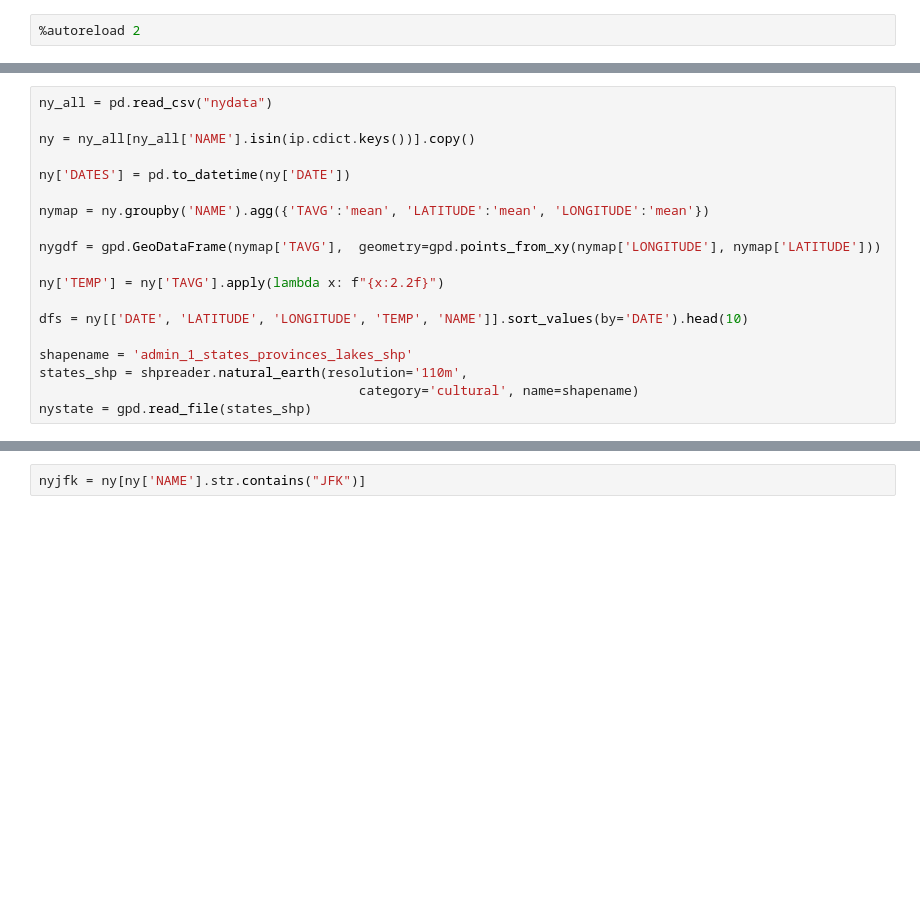
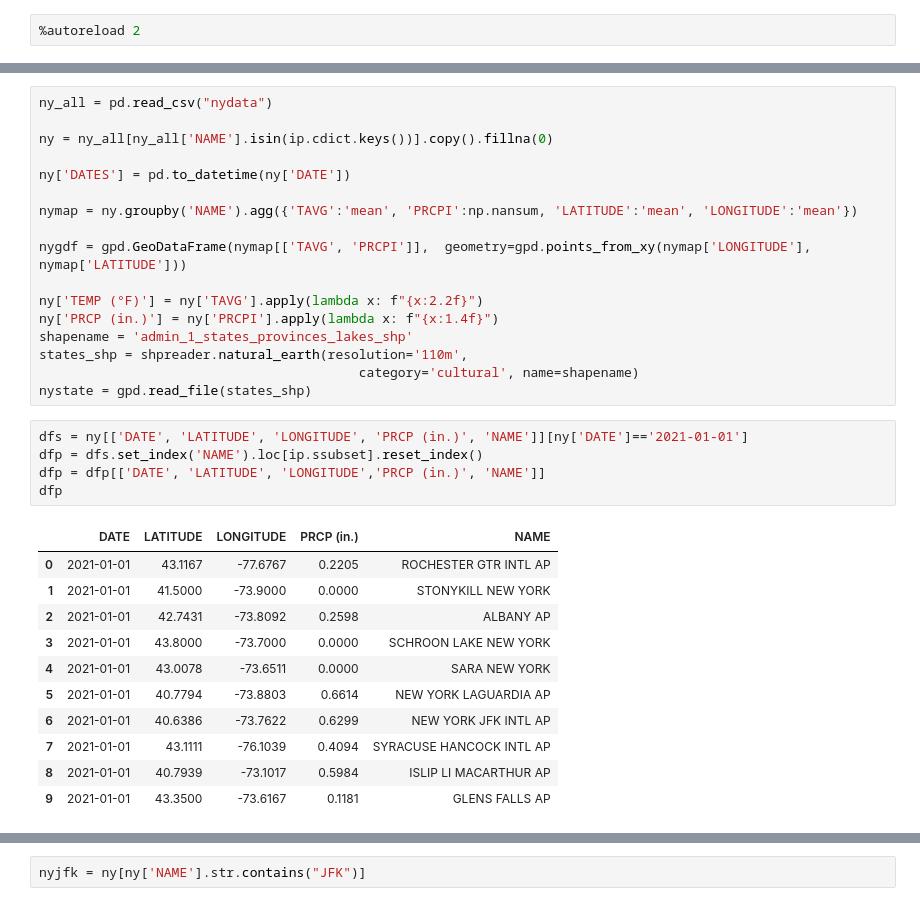
Before and after one commit to story645/proposal, a Jupyter notebook: figures/intro/viz_start.ipynb, the cells around one changed output, grey strips where cells are left out. Cells and saved outputs as stored; diff of their text form; blank space fills up the shorter version.

```diff
--- a/figures/intro/viz_start.ipynb
+++ b/figures/intro/viz_start.ipynb
@@ -41,21 +36,36 @@ proposal_path = Path('../../draft/figures/intro/')
 # %%
 ny_all = pd.read_csv("nydata")
 
-ny = ny_all[ny_all['NAME'].isin(ip.cdict.keys())].copy()
+ny = ny_all[ny_all['NAME'].isin(ip.cdict.keys())].copy().fillna(0)
 
 ny['DATES'] = pd.to_datetime(ny['DATE'])
 
-nymap = ny.groupby('NAME').agg({'TAVG':'mean', 'LATITUDE':'mean', 'LONGITUDE':'mean'})
+nymap = ny.groupby('NAME').agg({'TAVG':'mean', 'PRCPI':np.nansum, 'LATITUDE':'mean', 'LONGITUDE':'mean'})
 
-nygdf = gpd.GeoDataFrame(nymap['TAVG'],  geometry=gpd.points_from_xy(nymap['LONGITUDE'], nymap['LATITUDE']))
+nygdf = gpd.GeoDataFrame(nymap[['TAVG', 'PRCPI']],  geometry=gpd.points_from_xy(nymap['LONGITUDE'], nymap['LATITUDE']))
 
-ny['TEMP'] = ny['TAVG'].apply(lambda x: f"{x:2.2f}")
-
-dfs = ny[['DATE', 'LATITUDE', 'LONGITUDE', 'TEMP', 'NAME']].sort_values(by='DATE').head(10)
-
+ny['TEMP (°F)'] = ny['TAVG'].apply(lambda x: f"{x:2.2f}")
+ny['PRCP (in.)'] = ny['PRCPI'].apply(lambda x: f"{x:1.4f}")
 shapename = 'admin_1_states_provinces_lakes_shp'
 states_shp = shpreader.natural_earth(resolution='110m',
                                          category='cultural', name=shapename)
 nystate = gpd.read_file(states_shp)
+# %%
+dfs = ny[['DATE', 'LATITUDE', 'LONGITUDE', 'PRCP (in.)', 'NAME']][ny['DATE']=='2021-01-01']
+dfp = dfs.set_index('NAME').loc[ip.ssubset].reset_index()
+dfp = dfp[['DATE', 'LATITUDE', 'LONGITUDE','PRCP (in.)', 'NAME']]
+dfp
+# %% [output]
+|  | DATE | LATITUDE | LONGITUDE | PRCP (in.) | NAME |
+| 0 | 2021-01-01 | 43.1167 | -77.6767 | 0.2205 | ROCHESTER GTR INTL AP |
+| 1 | 2021-01-01 | 41.5000 | -73.9000 | 0.0000 | STONYKILL NEW YORK |
+| 2 | 2021-01-01 | 42.7431 | -73.8092 | 0.2598 | ALBANY AP |
+| 3 | 2021-01-01 | 43.8000 | -73.7000 | 0.0000 | SCHROON LAKE NEW YORK |
+| 4 | 2021-01-01 | 43.0078 | -73.6511 | 0.0000 | SARA NEW YORK |
+| 5 | 2021-01-01 | 40.7794 | -73.8803 | 0.6614 | NEW YORK LAGUARDIA AP |
+| 6 | 2021-01-01 | 40.6386 | -73.7622 | 0.6299 | NEW YORK JFK INTL AP |
+| 7 | 2021-01-01 | 43.1111 | -76.1039 | 0.4094 | SYRACUSE HANCOCK INTL AP |
+| 8 | 2021-01-01 | 40.7939 | -73.1017 | 0.5984 | ISLIP LI MACARTHUR AP |
+| 9 | 2021-01-01 | 43.3500 | -73.6167 | 0.1181 | GLENS FALLS AP |
 # %%
 fig, ax = plt.subplots()
```
Also changed, not shown: parts of 5 cells of this notebook.
